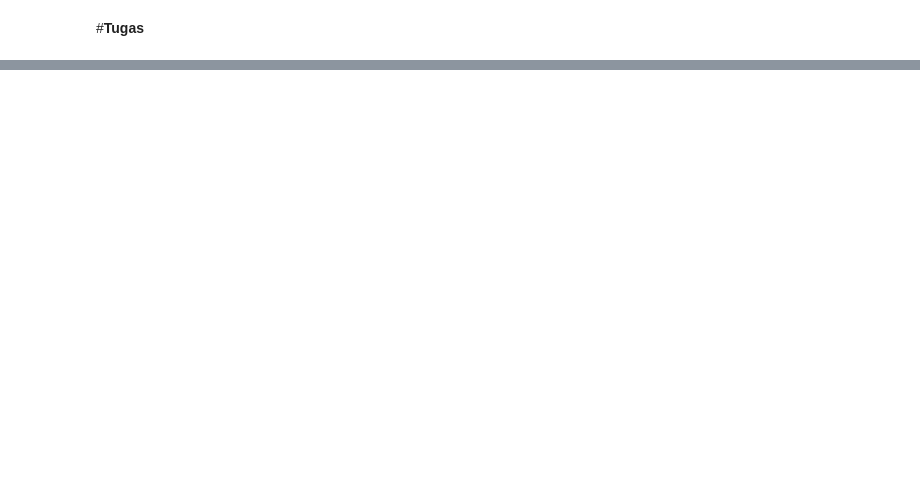
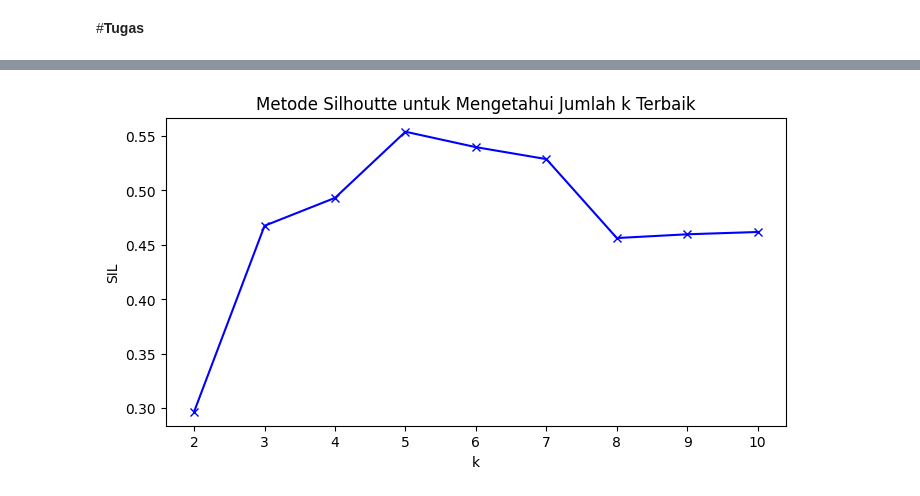
Before and after one commit to LintangAprillya/Machine-Learning_Semester5, a Jupyter notebook: Machine Learning - Jobsheet_7.ipynb, the cells around one changed output, grey strips where cells are left out. Saved outputs shown, nothing was run; the diff lists cells and outputs as text; code cells hidden in the pictures; blank space fills up the shorter version.

```diff
--- a/Machine Learning - Jobsheet_7.ipynb
+++ b/Machine Learning - Jobsheet_7.ipynb
@@ -519,0 +636,22 @@ df.head()
+# %%
+# optimalisasi k terbaik dengan metode Sillhoute
+
+from sklearn.metrics import silhouette_score
+
+sil = []
+kmax = 10
+K = range(2, kmax+1)
+
+for k in K:
+  kmeans = KMeans(n_clusters=k, n_init=10).fit(df_train)
+  labels = kmeans.labels_
+  sil.append(silhouette_score(df_train, labels, metric='euclidean'))
+
+plt.figure(figsize=(8, 4))
+plt.plot(K, sil, "bx-")
+plt.xlabel("k")
+plt.ylabel("SIL")
+plt.title("Metode Silhoutte untuk Mengetahui Jumlah k Terbaik")
+plt.show()
+# %% [output]
+[figure, added]
```
Also changed, not shown: parts of 30 cells of this notebook.
